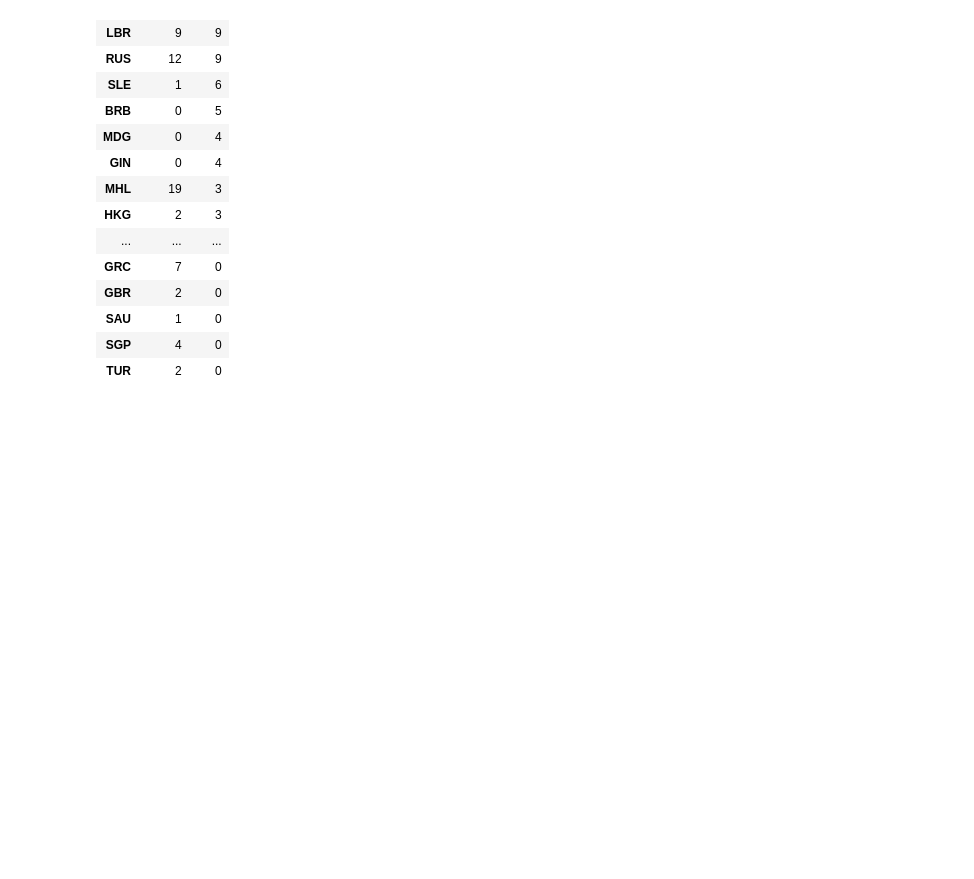
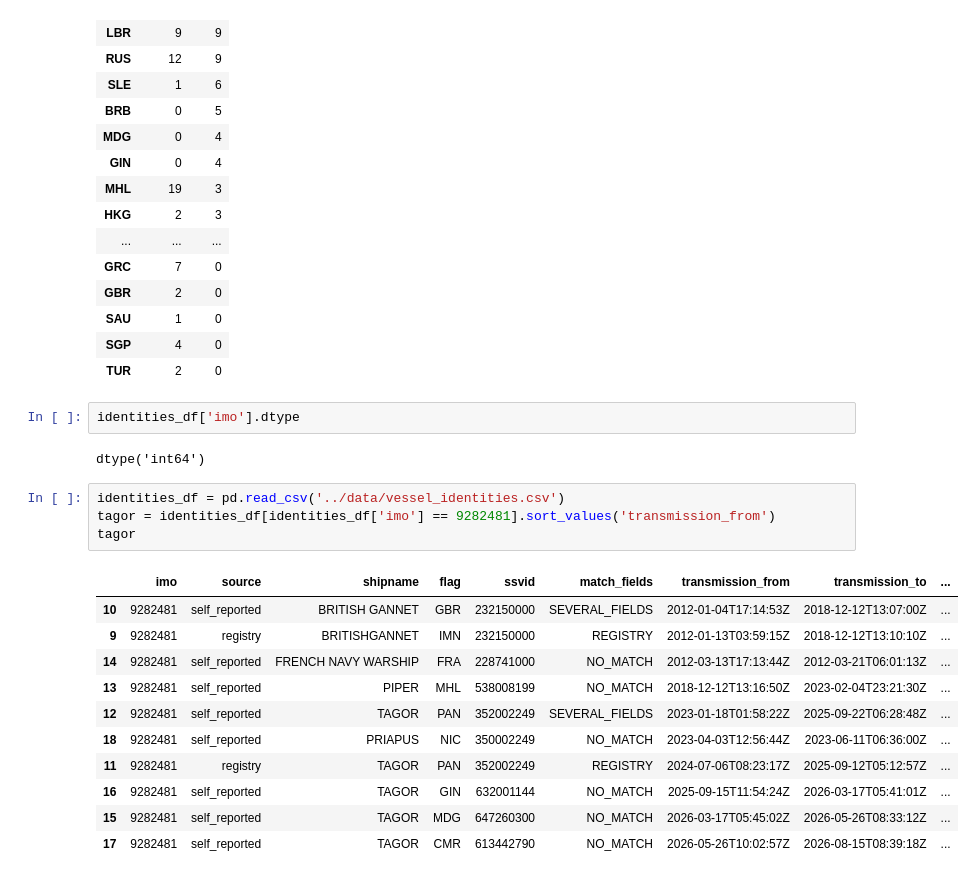
Before and after one commit to timadeyy/shadow-fleet-analysis, a Jupyter notebook: notebooks/02_flag_analysis.ipynb, the cells around one changed output. Drawn from its saved outputs; the diff is of its cells as text; blank space fills up the shorter version.

```diff
--- a/notebooks/02_flag_analysis.ipynb
+++ b/notebooks/02_flag_analysis.ipynb
@@ -215,3 +215,23 @@ flags_df
 | SAU | 1 | 0 |
 | SGP | 4 | 0 |
 | TUR | 2 | 0 |
+# %%
+identities_df['imo'].dtype
+# %% [output]
+dtype('int64')
+# %%
+identities_df = pd.read_csv('../data/vessel_identities.csv')
+tagor = identities_df[identities_df['imo'] == 9282481].sort_values('transmission_from')
+tagor
+# %% [output]
+|  | imo | source | shipname | flag | ssvid | match_fields | transmission_from | transmission_to | ... |
+| 10 | 9282481 | self_reported | BRITISH GANNET | GBR | 232150000 | SEVERAL_FIELDS | 2012-01-04T17:14:53Z | 2018-12-12T13:07:00Z | ... |
+| 9 | 9282481 | registry | BRITISHGANNET | IMN | 232150000 | REGISTRY | 2012-01-13T03:59:15Z | 2018-12-12T13:10:10Z | ... |
+| 14 | 9282481 | self_reported | FRENCH NAVY WARSHIP | FRA | 228741000 | NO_MATCH | 2012-03-13T17:13:44Z | 2012-03-21T06:01:13Z | ... |
+| 13 | 9282481 | self_reported | PIPER | MHL | 538008199 | NO_MATCH | 2018-12-12T13:16:50Z | 2023-02-04T23:21:30Z | ... |
+| 12 | 9282481 | self_reported | TAGOR | PAN | 352002249 | SEVERAL_FIELDS | 2023-01-18T01:58:22Z | 2025-09-22T06:28:48Z | ... |
+| 18 | 9282481 | self_reported | PRIAPUS | NIC | 350002249 | NO_MATCH | 2023-04-03T12:56:44Z | 2023-06-11T06:36:00Z | ... |
+| 11 | 9282481 | registry | TAGOR | PAN | 352002249 | REGISTRY | 2024-07-06T08:23:17Z | 2025-09-12T05:12:57Z | ... |
+| 16 | 9282481 | self_reported | TAGOR | GIN | 632001144 | NO_MATCH | 2025-09-15T11:54:24Z | 2026-03-17T05:41:01Z | ... |
+| 15 | 9282481 | self_reported | TAGOR | MDG | 647260300 | NO_MATCH | 2026-03-17T05:45:02Z | 2026-05-26T08:33:12Z | ... |
+| 17 | 9282481 | self_reported | TAGOR | CMR | 613442790 | NO_MATCH | 2026-05-26T10:02:57Z | 2026-08-15T08:39:18Z | ... |
```
Also changed, not shown: 1 other file.
